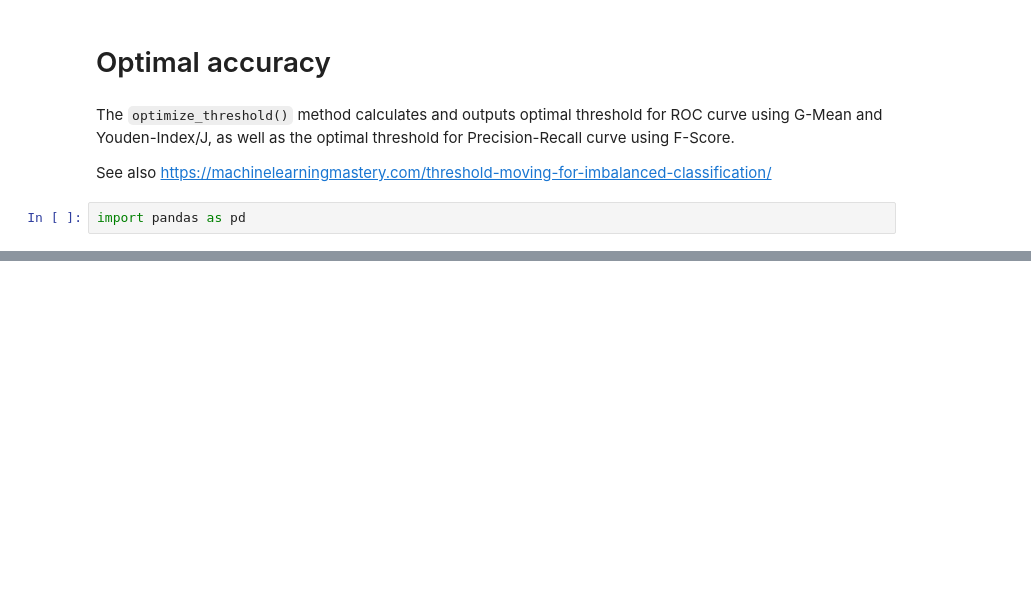
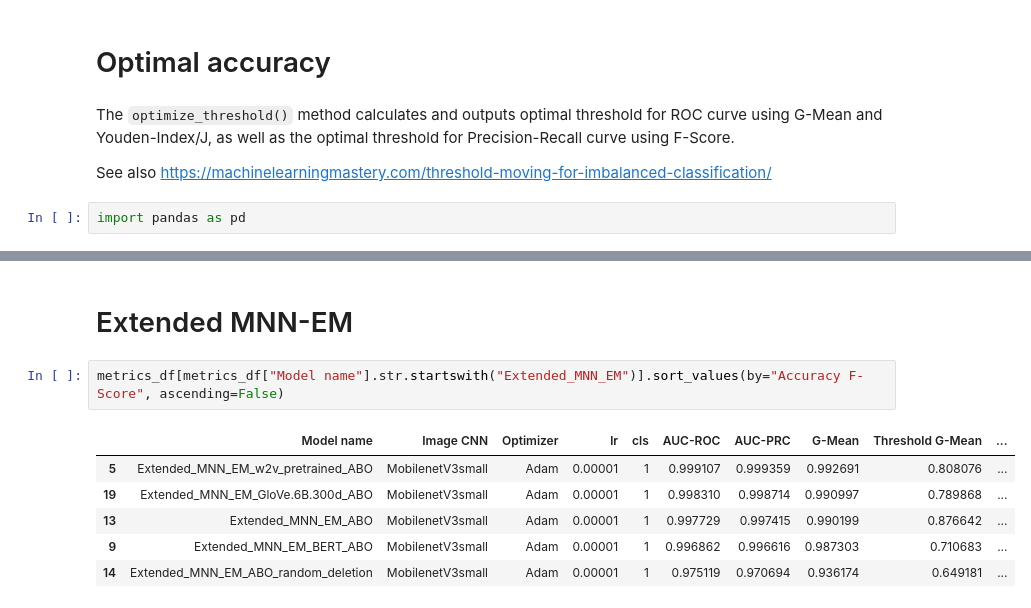
Before and after one commit to slacrum/multimodal_product_matching, a Jupyter notebook: notebooks/visualize_results_amazon.ipynb, the cells around one changed output, grey strips where cells are left out. Drawn from its saved outputs; the diff is of its cells as text; blank space fills up the shorter version.

```diff
--- a/notebooks/visualize_results_amazon.ipynb
+++ b/notebooks/visualize_results_amazon.ipynb
@@ -79,0 +112,11 @@ metrics_df
+# %% [markdown]
+# Extended MNN-EM
+# %%
+metrics_df[metrics_df["Model name"].str.startswith("Extended_MNN_EM")].sort_values(by="Accuracy F-Score", ascending=False)
+# %% [output]
+|  | Model name | Image CNN | Optimizer | lr | cls | AUC-ROC | AUC-PRC | G-Mean | Threshold G-Mean | ... |
+| 5 | Extended_MNN_EM_w2v_pretrained_ABO | MobilenetV3small | Adam | 0.00001 | 1 | 0.999107 | 0.999359 | 0.992691 | 0.808076 | ... |
+| 19 | Extended_MNN_EM_GloVe.6B.300d_ABO | MobilenetV3small | Adam | 0.00001 | 1 | 0.998310 | 0.998714 | 0.990997 | 0.789868 | ... |
+| 13 | Extended_MNN_EM_ABO | MobilenetV3small | Adam | 0.00001 | 1 | 0.997729 | 0.997415 | 0.990199 | 0.876642 | ... |
+| 9 | Extended_MNN_EM_BERT_ABO | MobilenetV3small | Adam | 0.00001 | 1 | 0.996862 | 0.996616 | 0.987303 | 0.710683 | ... |
+| 14 | Extended_MNN_EM_ABO_random_deletion | MobilenetV3small | Adam | 0.00001 | 1 | 0.975119 | 0.970694 | 0.936174 | 0.649181 | ... |
```
Also changed, not shown: parts of 9 cells of this notebook, 11 other files.
